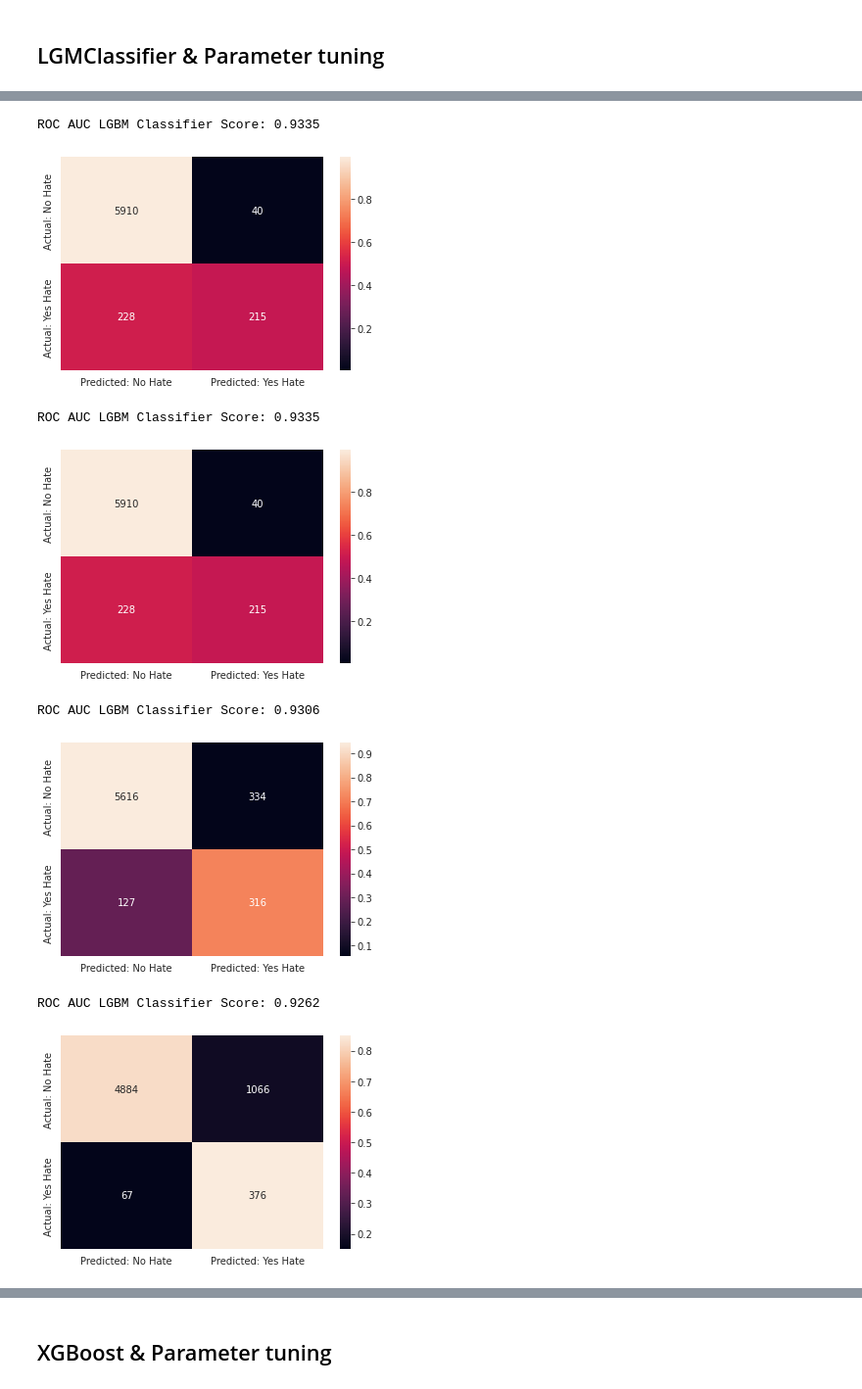
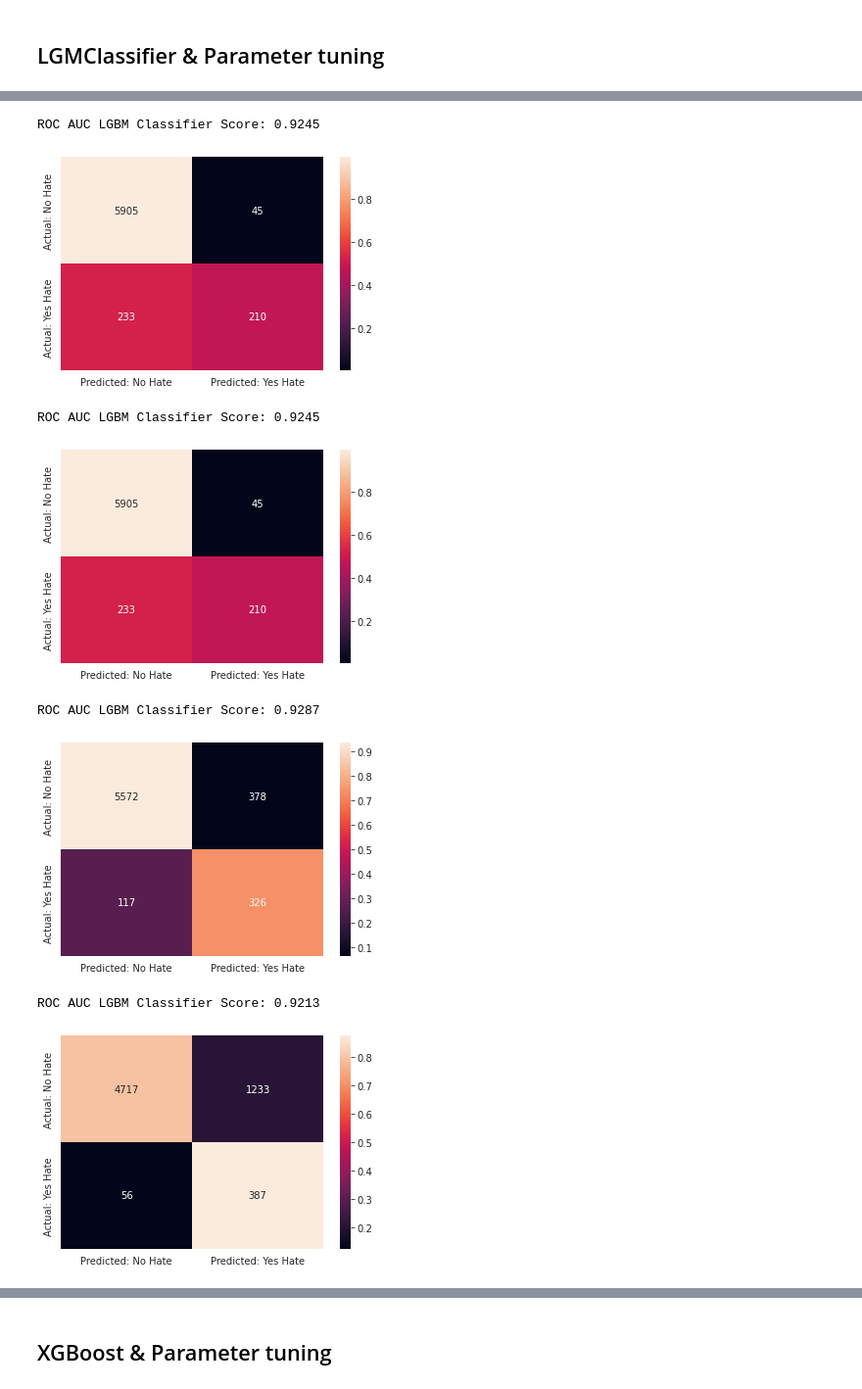
Before and after one commit to danielAdama/sentiment-hate-system, a Jupyter notebook: src/train/semi_supervised_learning_data_labeling.ipynb, the cells around one changed output, grey strips where cells are left out. Shown at 98% size. Saved outputs shown, nothing was run; the diff lists cells and outputs as text; code cells hidden in the pictures.

```diff
--- a/src/train/semi_supervised_learning_data_labeling.ipynb
+++ b/src/train/semi_supervised_learning_data_labeling.ipynb
@@ -447,7 +450,7 @@ Length: 1019, dtype: int64
 # %%
 target_labelled_data = data_cleaned.label
-data_cleaned = data_cleaned.drop(['id', 'label'], axis=1)
-unlabelled_cleaned = unlabelled_cleaned.drop('id', axis=1)
+data_cleaned = data_cleaned.drop(['label'], axis=1)
+# unlabelled_cleaned = unlabelled_cleaned.drop('id', axis=1)
 X_train, X_test, y_train, y_test = train_test_split(data_cleaned, target_labelled_data, test_size=0.2, random_state=43)
 print(f"Train Size: {(X_train.shape[0]/data_cleaned.shape[0]):.2f}%")
 print(f"Test Size: {(X_test.shape[0]/data_cleaned.shape[0]):.2f}%")
@@ -459,7 +462,8 @@ def confusion_matrix_plot(cm, normalized= True, cmap= 'bone'):
         plt.figure(figsize=(6,4))
         norm_cm = (cm.astype('float')/ cm.sum(axis= 1)[:, np.newaxis])
         return sns.heatmap(norm_cm, annot= cm, fmt='g',
-                           xticklabels= ['Predicted: No Hate', 'Predicted: Yes Hate'], yticklabels=['Actual: No Hate', 'Actual: Yes Hate'])
+                           xticklabels= ['Predicted: No Hate', 'Predicted: Yes Hate'],
+                           yticklabels=['Actual: No Hate', 'Actual: Yes Hate'])
 
 def roc_auc_curve(y_test, pred):
     plt.figure(figsize=(14, 8))
@@ -473,10 +477,13 @@ def roc_auc_curve(y_test, pred):
     plt.legend(loc=4)
 
 def train(model, scaler, X_train, y_train, X_test):
+
+    """Sklearn training interface
+    """
     pipeline = make_pipeline(scaler, model)
-    pipeline.fit(X_train, y_train)
-    pred = pipeline.predict_proba(X_test)[:, 1]
-    y_pred = pipeline.predict(X_test)
+    pipeline.fit(X_train.values, y_train)
+    pred = pipeline.predict_proba(X_test.values)[:, 1]
+    y_pred = pipeline.predict(X_test.values)
     return pred, y_pred
 # %% [output]
 Train Size: 0.80%
@@ -570,5 +576,5 @@ ovr->0.9308
 # %%
-pred, y_pred = train(LogisticRegression(solver='liblinear', C=0.0001, tol=1e-05, multi_class='auto'),
+pred, y_pred = train(LogisticRegression(solver='liblinear', C=0.0001, tol=10, multi_class='auto'),
                      StandardScaler(),
                      X_train, y_train, X_test)
 print(f"ROC AUC Logistic Regression Score: {roc_auc_score(y_test, pred):.4f}")
@@ -584,7 +590,7 @@ ROC AUC Logistic Regression Score: 0.9308
 balance = [{0:1,1:1}, {0:1,1:10}, {0:1,1:100}]
 
 for weight in balance:
-    pred, y_pred = train(LogisticRegression(solver='liblinear', C=0.0001, tol=1e-05, multi_class='auto',
+    pred, y_pred = train(LogisticRegression(solver='liblinear', C=0.0001, tol=10, multi_class='auto',
                                             class_weight=weight),
                          StandardScaler(),
                          X_train, y_train, X_test)
@@ -790,5 +798,5 @@ for lr in [0.001, 0.01, 0.1, 1, 1.5, 2, 2.5]:
 # %%
-pred, y_pred = train(LGBMClassifier(n_estimators=300, learning_rate=0.1, objective='binary'),
+pred, y_pred = train(LGBMClassifier(n_estimators=250, learning_rate=0.1, objective='binary'),
                      StandardScaler(),
                      X_train, y_train, X_test)
 auc = roc_auc_score(y_test, pred)
@@ -797,26 +805,26 @@ cm = confusion_matrix(y_test, y_pred)
 confusion_matrix_plot(cm)
 plt.show()
 # %% [output]
-ROC AUC LGBM Classifier Score: 0.9335
+ROC AUC LGBM Classifier Score: 0.9245
 [figure]
 # %%
 balance = [{0:1,1:1}, {0:1,1:10}, {0:1,1:100}]
 
 for weight in balance:
-    pred, y_pred = train(LGBMClassifier(n_estimators=300, learning_rate=0.1, objective='binary',
+    pred, y_pred = train(LGBMClassifier(n_estimators=250, learning_rate=0.1, objective='binary',
                                         class_weight=weight),
                          StandardScaler(),
                          X_train, y_train, X_test)
     auc = roc_auc_score(y_test, pred)
     print(f"ROC AUC LGBM Classifier Score: {auc:.4f}")
     cm = confusion_matrix(y_test, y_pred)
     confusion_matrix_plot(cm)
     plt.show()
 # %% [output]
-ROC AUC LGBM Classifier Score: 0.9335
+ROC AUC LGBM Classifier Score: 0.9245
 [figure]
-ROC AUC LGBM Classifier Score: 0.9306
+ROC AUC LGBM Classifier Score: 0.9287
 [figure]
-ROC AUC LGBM Classifier Score: 0.9262
+ROC AUC LGBM Classifier Score: 0.9213
-[figure, old version]
+[figure, new version]
 # %%
```
Also changed, not shown: parts of 52 cells of this notebook.
